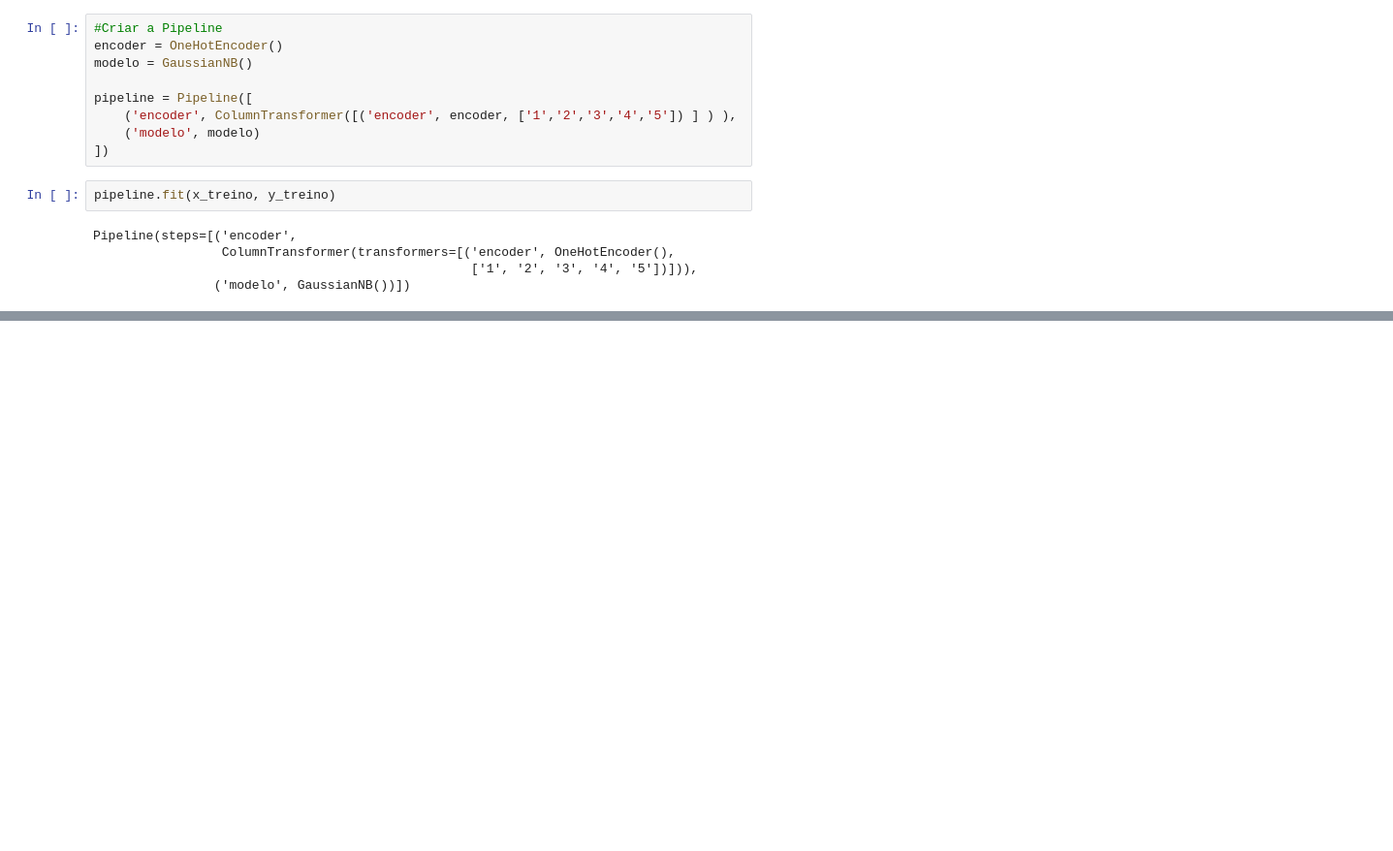
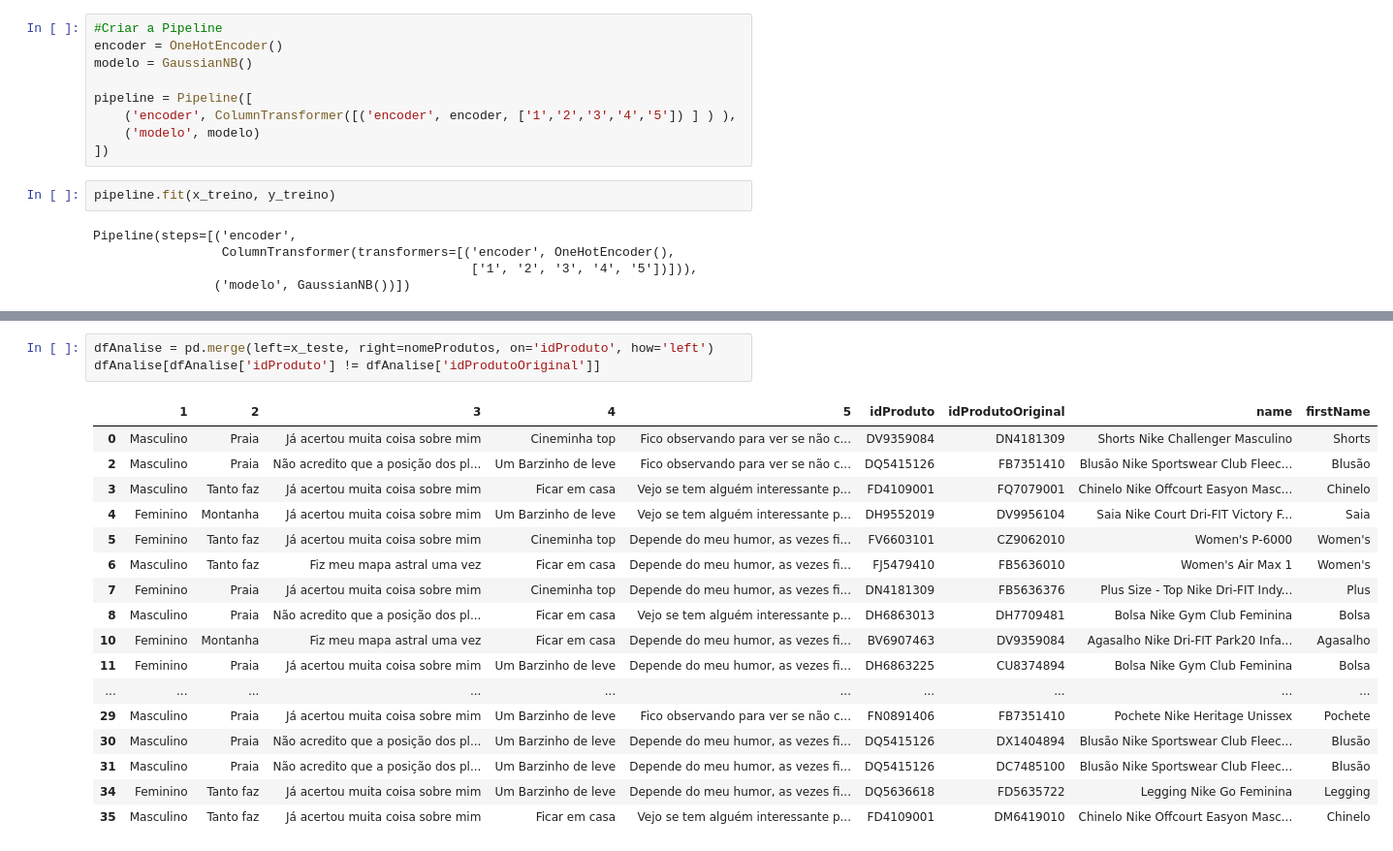
Before and after one commit to cezarbaque1/surprise-recomendacao, a Jupyter notebook: naive_training.ipynb, the cells around one changed output, grey strips where cells are left out. Shown at 97% size. Saved outputs shown, nothing was run; the diff lists cells and outputs as text; blank space fills up the shorter version.

```diff
--- a/naive_training.ipynb
+++ b/naive_training.ipynb
@@ -170,0 +198,21 @@ dfAnalise
+# %%
+dfAnalise = pd.merge(left=x_teste, right=nomeProdutos, on='idProduto', how='left')
+dfAnalise[dfAnalise['idProduto'] != dfAnalise['idProdutoOriginal']]
+# %% [output]
+|  | 1 | 2 | 3 | 4 | 5 | idProduto | idProdutoOriginal | name | firstName |
+| 0 | Masculino | Praia | Já acertou muita coisa sobre mim | Cineminha top | Fico observando para ver se não c... | DV9359084 | DN4181309 | Shorts Nike Challenger Masculino | Shorts |
+| 2 | Masculino | Praia | Não acredito que a posição dos pl... | Um Barzinho de leve | Fico observando para ver se não c... | DQ5415126 | FB7351410 | Blusão Nike Sportswear Club Fleec... | Blusão |
+| 3 | Masculino | Tanto faz | Já acertou muita coisa sobre mim | Ficar em casa | Vejo se tem alguém interessante p... | FD4109001 | FQ7079001 | Chinelo Nike Offcourt Easyon Masc... | Chinelo |
+| 4 | Feminino | Montanha | Já acertou muita coisa sobre mim | Um Barzinho de leve | Vejo se tem alguém interessante p... | DH9552019 | DV9956104 | Saia Nike Court Dri-FIT Victory F... | Saia |
+| 5 | Feminino | Tanto faz | Já acertou muita coisa sobre mim | Cineminha top | Depende do meu humor, as vezes fi... | FV6603101 | CZ9062010 | Women's P-6000 | Women's |
+| 6 | Masculino | Tanto faz | Fiz meu mapa astral uma vez | Ficar em casa | Depende do meu humor, as vezes fi... | FJ5479410 | FB5636010 | Women's Air Max 1 | Women's |
+| 7 | Feminino | Praia | Já acertou muita coisa sobre mim | Cineminha top | Depende do meu humor, as vezes fi... | DN4181309 | FB5636376 | Plus Size - Top Nike Dri-FIT Indy... | Plus |
+| 8 | Masculino | Praia | Não acredito que a posição dos pl... | Ficar em casa | Vejo se tem alguém interessante p... | DH6863013 | DH7709481 | Bolsa Nike Gym Club Feminina | Bolsa |
+| 10 | Feminino | Montanha | Fiz meu mapa astral uma vez | Ficar em casa | Depende do meu humor, as vezes fi... | BV6907463 | DV9359084 | Agasalho Nike Dri-FIT Park20 Infa... | Agasalho |
+| 11 | Feminino | Praia | Já acertou muita coisa sobre mim | Um Barzinho de leve | Depende do meu humor, as vezes fi... | DH6863225 | CU8374894 | Bolsa Nike Gym Club Feminina | Bolsa |
+| ... | ... | ... | ... | ... | ... | ... | ... | ... | ... |
+| 29 | Masculino | Praia | Já acertou muita coisa sobre mim | Um Barzinho de leve | Fico observando para ver se não c... | FN0891406 | FB7351410 | Pochete Nike Heritage Unissex | Pochete |
+| 30 | Masculino | Praia | Não acredito que a posição dos pl... | Um Barzinho de leve | Depende do meu humor, as vezes fi... | DQ5415126 | DX1404894 | Blusão Nike Sportswear Club Fleec... | Blusão |
+| 31 | Masculino | Praia | Não acredito que a posição dos pl... | Um Barzinho de leve | Depende do meu humor, as vezes fi... | DQ5415126 | DC7485100 | Blusão Nike Sportswear Club Fleec... | Blusão |
+| 34 | Feminino | Tanto faz | Já acertou muita coisa sobre mim | Um Barzinho de leve | Depende do meu humor, as vezes fi... | DQ5636618 | FD5635722 | Legging Nike Go Feminina | Legging |
+| 35 | Masculino | Tanto faz | Já acertou muita coisa sobre mim | Ficar em casa | Vejo se tem alguém interessante p... | FD4109001 | DM6419010 | Chinelo Nike Offcourt Easyon Masc... | Chinelo |
```
Also changed, not shown: parts of 20 cells of this notebook, 5 other files.
